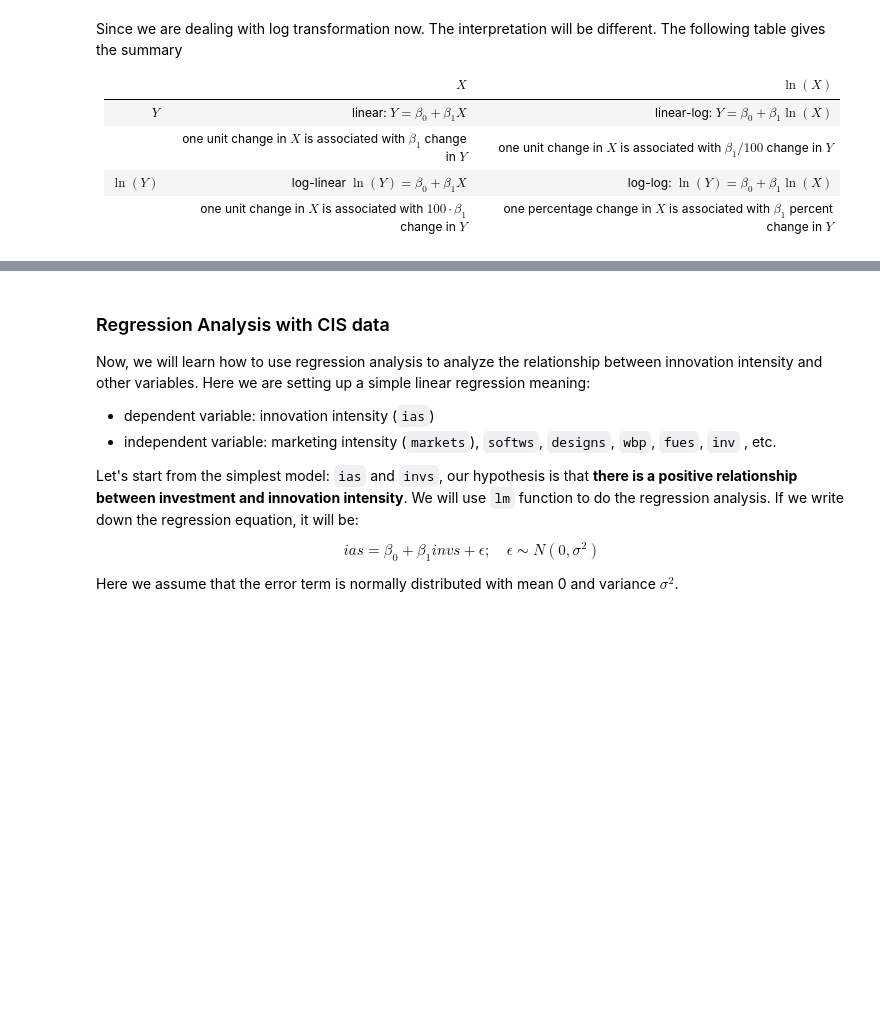
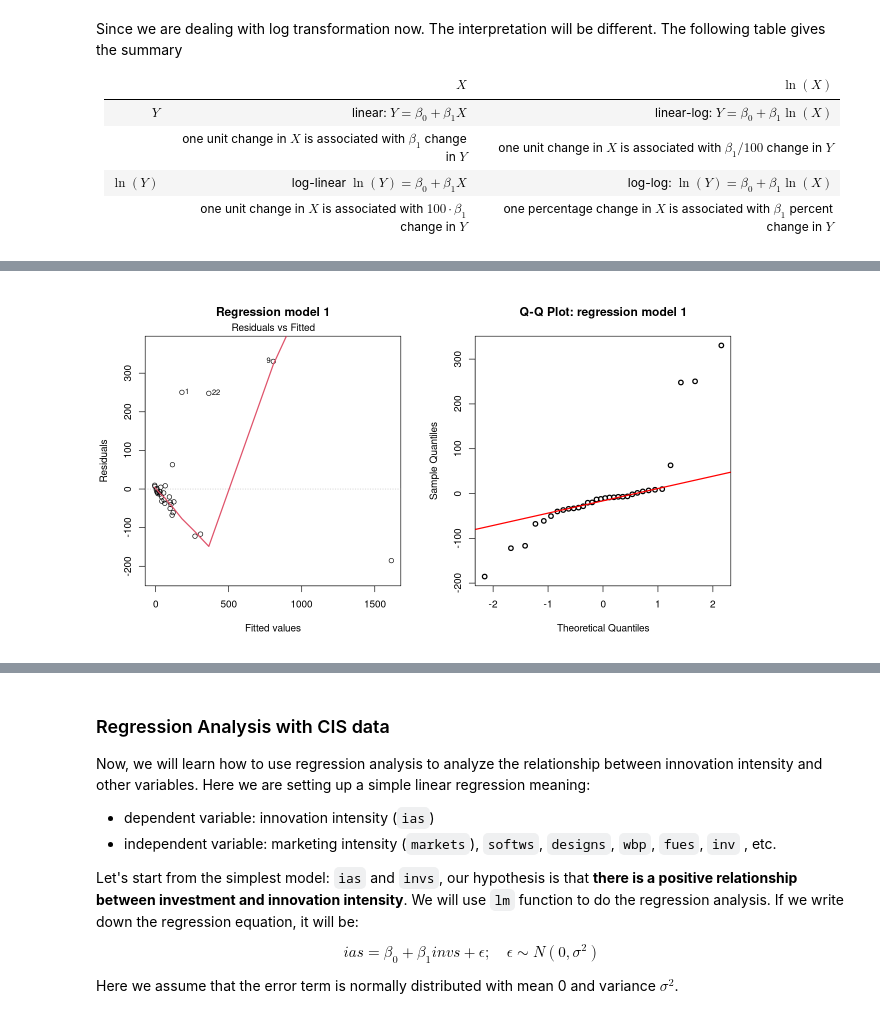
Before and after one commit to oceanumeric/data-science-go-small, a Jupyter notebook: all-in-one-for-the-exam/all-in-one.ipynb, the cells around one changed output, grey strips where cells are left out. Cells and saved outputs as stored; diff of their text form; code cells hidden in the pictures; blank space fills up the shorter version.

```diff
--- a/all-in-one-for-the-exam/all-in-one.ipynb
+++ b/all-in-one-for-the-exam/all-in-one.ipynb
@@ -1737,0 +1831,5 @@ gives the summary
+# %%
+rd_reg1 <- lm(rd ~ sales + profmarg, data=rdchem)
+rd_reg2 <- lm(log(1+rd) ~ sales + profmarg, data=rdchem)
+
+stargazer(rd_reg1, rd_reg2, type="text")
@@ -1737,0 +1854,9 @@ gives the summary
+# %%
+# check residual plot
+options(repr.plot.width = 11, repr.plot.height = 6)
+par(mfrow=c(1,2))
+plot(rd_reg1, which=1, lwd=2, main="Regression model 1")
+qqnorm(resid(rd_reg1),lwd=2, main="Q-Q Plot: regression model 1")
+qqline(resid(rd_reg1), col='red', lwd=2)
+# %% [output]
+[figure, added]
```
Also changed, not shown: parts of 10 cells of this notebook.
